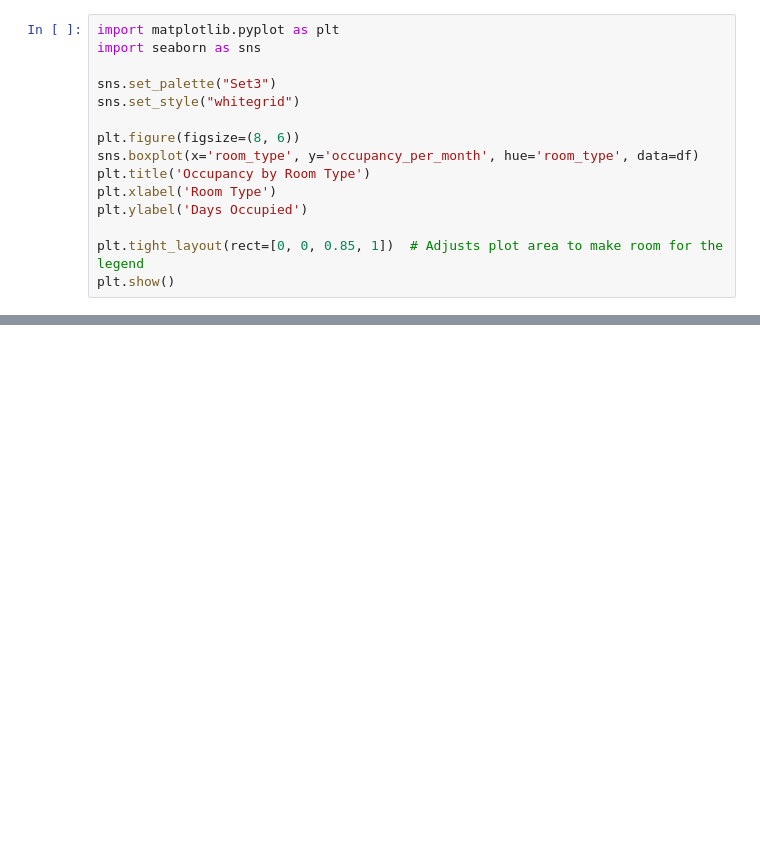
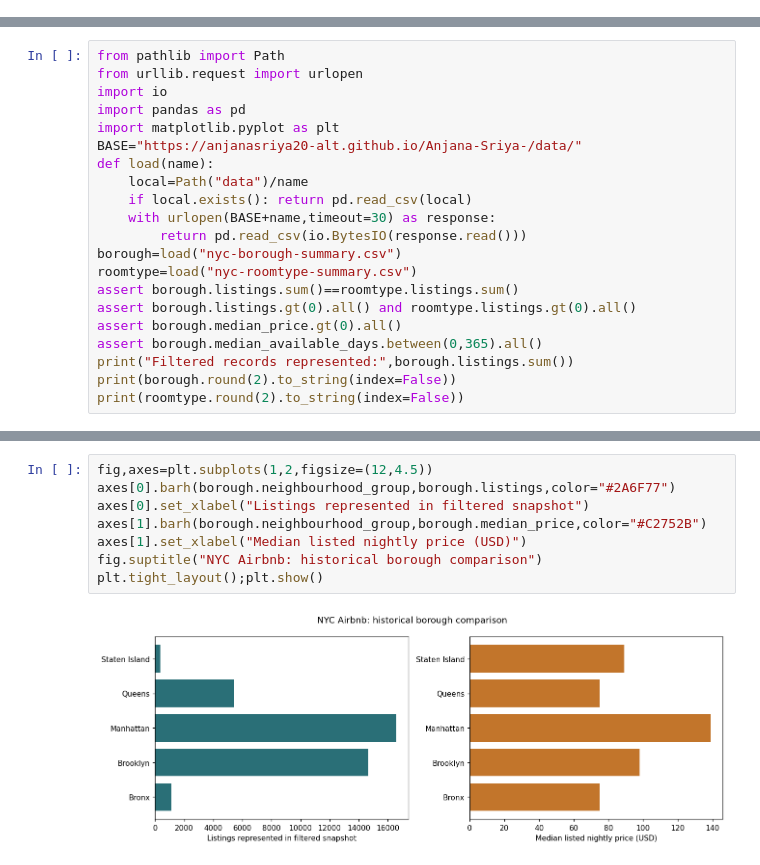
Before and after one commit to anjanasriya20-alt/Anjana-Sriya-, a Jupyter notebook: NYC_Airbnb_Analysis.ipynb, the cells around one changed output, grey strips where cells are left out. Cells and saved outputs as stored; diff of their text form; blank space fills up the shorter version.

```diff
--- a/NYC_Airbnb_Analysis.ipynb
+++ b/NYC_Airbnb_Analysis.ipynb
@@ -193,15 +0,0 @@ plt.show()
-# %%
-import matplotlib.pyplot as plt
-import seaborn as sns
-
-sns.set_palette("Set3")
-sns.set_style("whitegrid")
-
-plt.figure(figsize=(8, 6))
-sns.boxplot(x='room_type', y='occupancy_per_month', hue='room_type', data=df)
-plt.title('Occupancy by Room Type')
-plt.xlabel('Room Type')
-plt.ylabel('Days Occupied')
-
-plt.tight_layout(rect=[0, 0, 0.85, 1])  # Adjusts plot area to make room for the legend
-plt.show()
@@ -377,0 +9,21 @@ Business Insights:
+# %%
+from pathlib import Path
+from urllib.request import urlopen
+import io
+import pandas as pd
+import matplotlib.pyplot as plt
+BASE="https://anjanasriya20-alt.github.io/Anjana-Sriya-/data/"
+def load(name):
+    local=Path("data")/name
+    if local.exists(): return pd.read_csv(local)
+    with urlopen(BASE+name,timeout=30) as response:
+        return pd.read_csv(io.BytesIO(response.read()))
+borough=load("nyc-borough-summary.csv")
+roomtype=load("nyc-roomtype-summary.csv")
+assert borough.listings.sum()==roomtype.listings.sum()
+assert borough.listings.gt(0).all() and roomtype.listings.gt(0).all()
+assert borough.median_price.gt(0).all()
+assert borough.median_available_days.between(0,365).all()
+print("Filtered records represented:",borough.listings.sum())
+print(borough.round(2).to_string(index=False))
+print(roomtype.round(2).to_string(index=False))
@@ -377,0 +43,10 @@ Business Insights:
+# %%
+fig,axes=plt.subplots(1,2,figsize=(12,4.5))
+axes[0].barh(borough.neighbourhood_group,borough.listings,color="#2A6F77")
+axes[0].set_xlabel("Listings represented in filtered snapshot")
+axes[1].barh(borough.neighbourhood_group,borough.median_price,color="#C2752B")
+axes[1].set_xlabel("Median listed nightly price (USD)")
+fig.suptitle("NYC Airbnb: historical borough comparison")
+plt.tight_layout();plt.show()
+# %% [output]
+[figure, added]
```
Also changed, not shown: parts of 41 cells of this notebook, 44 other files.
